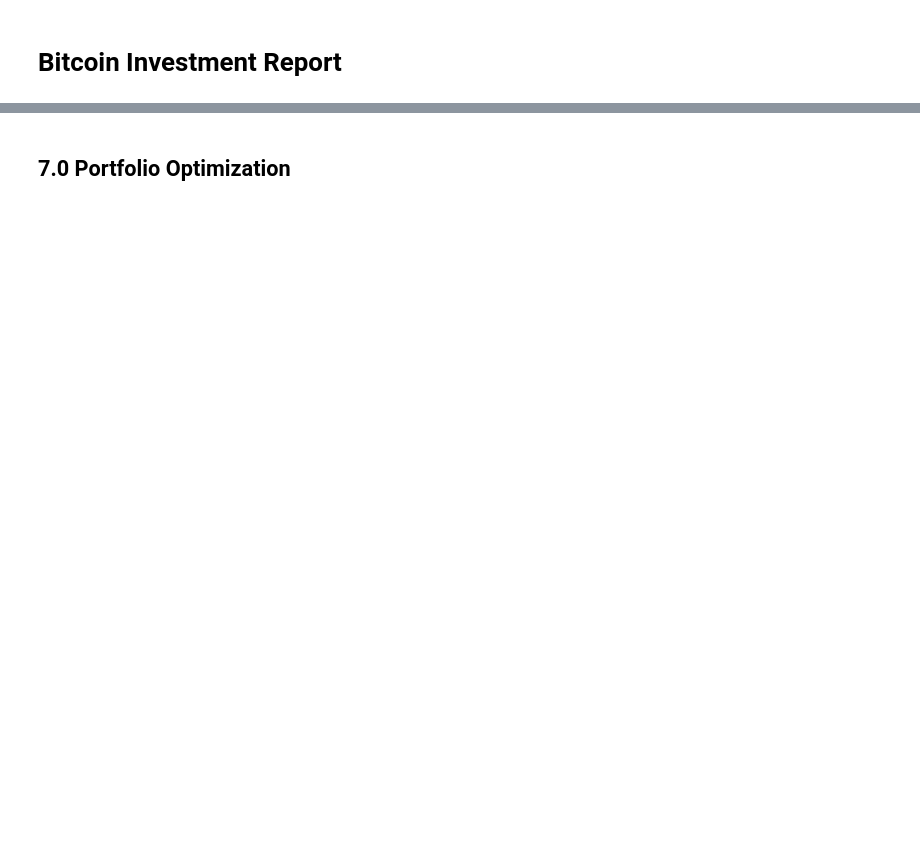
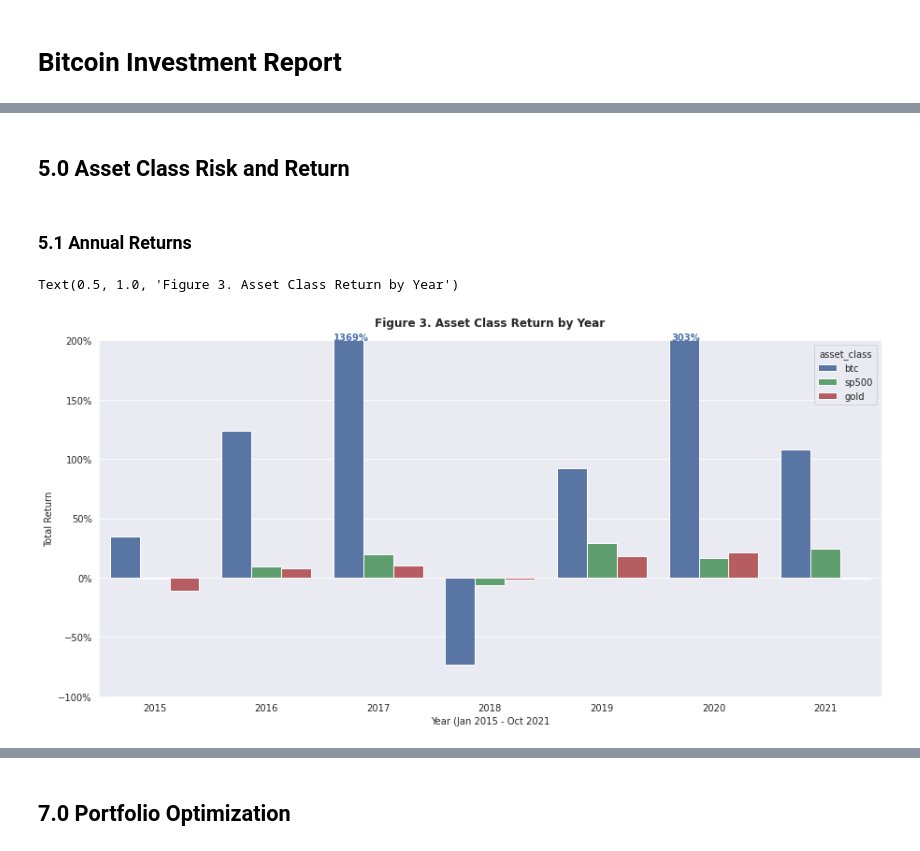
Before and after one commit to EMGuyant/bitcoin-datacamp-comp, a Jupyter notebook: bitcoin_report.ipynb, the cells around one changed output, grey strips where cells are left out. Saved outputs shown, nothing was run; the diff lists cells and outputs as text; code cells hidden in the pictures; blank space fills up the shorter version.

```diff
--- a/bitcoin_report.ipynb
+++ b/bitcoin_report.ipynb
@@ -261,0 +236,48 @@ Text(0, 0.5, 'Returns [%]')
+# %% [markdown]
+## 5.0 Asset Class Risk and Return
+# %% [markdown]
+### 5.1 Annual Returns
+# %%
+annual_data = {
+    'annual_btc': {},
+    'annual_sp500': {},
+    'annual_gold': {}
+}
+
+annual_dfs = list(annual_data.keys())
+
+#Populate the annual dataframe of dataframes
+for i in range(len(dataframe_dict['monthly_data'])):
+    key = dataset_names[i]
+    monthly_df = dataframe_dict['monthly_data'][key]
+    annual = monthly_df.resample('Y').last()
+    annual['pct_change'] = annual.price_usd.pct_change()
+    annual.drop(annual.index[0], inplace=True)
+    annual_data[annual_dfs[i]] = annual
+
+dataframe_dict['annual_data'] = annual_data
+# %%
+#Append the asset class column used in Figure there to color each differently
+annual_append = pd.DataFrame()
+
+for df in dataframe_dict['annual_data']:
+    dataframe_dict['annual_data'][df][['asset_class']] = df[df.find("_") + 1:]
+    dataframe_dict['annual_data'][df][['pct_change', 'asset_class']]
+    annual_append = pd.concat([
+        annual_append, dataframe_dict['annual_data'][df][['pct_change', 'asset_class']]
+        ])
+# %%
+fig, axes = plt.subplots(figsize=(15,7))
+sns.set_style('darkgrid')
+
+plot = sns.barplot(data=annual_append, x=annual_append.index.year, y='pct_change', hue='asset_class', palette=['#4C72B0','#55A868','#C44E52'])
+plot.axes.yaxis.set_major_formatter(mtick.PercentFormatter(1))
+plot.set_ylim([-1, 2])
+plot.set_ylabel('Total Return')
+plot.set_xlabel('Year (Jan 2015 - Oct 2021')
+plot.annotate("1369%", (1.6, 2), color='#4C72B0', fontweight='bold')
+plot.annotate("303%", (4.62, 2), color='#4C72B0', fontweight='bold')
+plot.set_title('Figure 3. Asset Class Return by Year', weight='bold', pad=15)
+# %% [output]
+Text(0.5, 1.0, 'Figure 3. Asset Class Return by Year')
+[figure, added]
```
Also changed, not shown: parts of 108 cells of this notebook.
